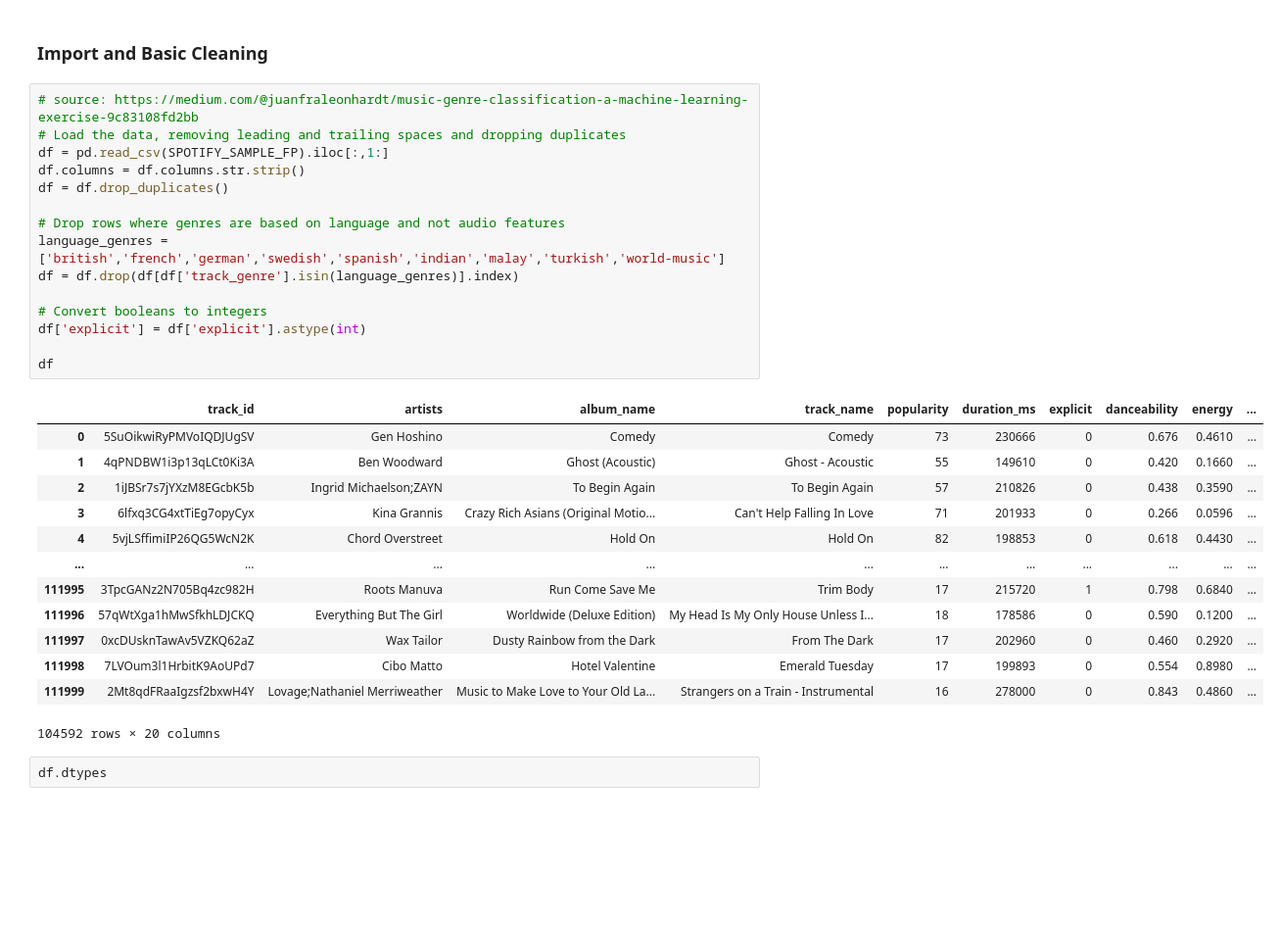
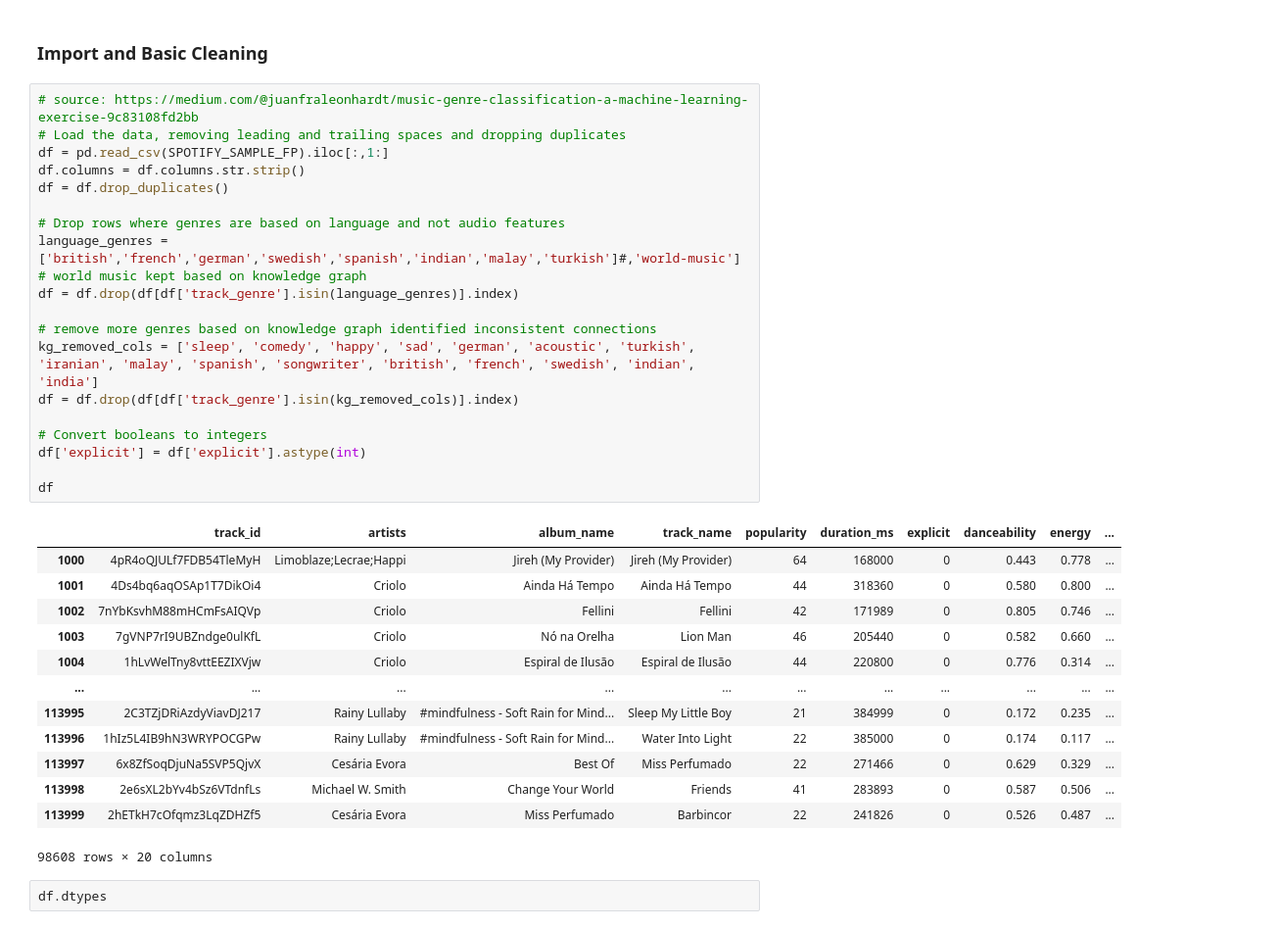
Before and after one commit to jjdrisco/Hybrid_Graph-Based_Content_Filtering_for_Enhanced_Music_Recommendation, a Jupyter notebook: spotify_sample.ipynb, the cells around one changed output. Shown at 98% size. Saved outputs shown, nothing was run; the diff lists cells and outputs as text; blank space fills up the shorter version.

Commit message:
updated dataset to reflect changes due to inconsistnecy in knowledge graph, built out playlist generating functions

```diff
--- a/spotify_sample.ipynb
+++ b/spotify_sample.ipynb
@@ -13,32 +11,37 @@ SPOTIFY_SAMPLE_FP = 'data_music_features/maharshipandya-spotify-tracks-dataset.c
 # %%
 # source: https://medium.com/@juanfraleonhardt/music-genre-classification-a-machine-learning-exercise-9c83108fd2bb
 # Load the data, removing leading and trailing spaces and dropping duplicates
 df = pd.read_csv(SPOTIFY_SAMPLE_FP).iloc[:,1:]
 df.columns = df.columns.str.strip()
 df = df.drop_duplicates()
 
 # Drop rows where genres are based on language and not audio features
-language_genres = ['british','french','german','swedish','spanish','indian','malay','turkish','world-music']
+language_genres = ['british','french','german','swedish','spanish','indian','malay','turkish']#,'world-music']
+# world music kept based on knowledge graph
 df = df.drop(df[df['track_genre'].isin(language_genres)].index)
+
+# remove more genres based on knowledge graph identified inconsistent connections
+kg_removed_cols = ['sleep', 'comedy', 'happy', 'sad', 'german', 'acoustic', 'turkish', 'iranian', 'malay', 'spanish', 'songwriter', 'british', 'french', 'swedish', 'indian', 'india']
+df = df.drop(df[df['track_genre'].isin(kg_removed_cols)].index)
 
 # Convert booleans to integers
 df['explicit'] = df['explicit'].astype(int)
 
 df
 # %% [output]
 |  | track_id | artists | album_name | track_name | popularity | duration_ms | explicit | danceability | energy | ... |
-| 0 | 5SuOikwiRyPMVoIQDJUgSV | Gen Hoshino | Comedy | Comedy | 73 | 230666 | 0 | 0.676 | 0.4610 | ... |
-| 1 | 4qPNDBW1i3p13qLCt0Ki3A | Ben Woodward | Ghost (Acoustic) | Ghost - Acoustic | 55 | 149610 | 0 | 0.420 | 0.1660 | ... |
-| 2 | 1iJBSr7s7jYXzM8EGcbK5b | Ingrid Michaelson;ZAYN | To Begin Again | To Begin Again | 57 | 210826 | 0 | 0.438 | 0.3590 | ... |
-| 3 | 6lfxq3CG4xtTiEg7opyCyx | Kina Grannis | Crazy Rich Asians (Original Motio... | Can't Help Falling In Love | 71 | 201933 | 0 | 0.266 | 0.0596 | ... |
-| 4 | 5vjLSffimiIP26QG5WcN2K | Chord Overstreet | Hold On | Hold On | 82 | 198853 | 0 | 0.618 | 0.4430 | ... |
+| 1000 | 4pR4oQJULf7FDB54TleMyH | Limoblaze;Lecrae;Happi | Jireh (My Provider) | Jireh (My Provider) | 64 | 168000 | 0 | 0.443 | 0.778 | ... |
+| 1001 | 4Ds4bq6aqOSAp1T7DikOi4 | Criolo | Ainda Há Tempo | Ainda Há Tempo | 44 | 318360 | 0 | 0.580 | 0.800 | ... |
+| 1002 | 7nYbKsvhM88mHCmFsAIQVp | Criolo | Fellini | Fellini | 42 | 171989 | 0 | 0.805 | 0.746 | ... |
+| 1003 | 7gVNP7rI9UBZndge0ulKfL | Criolo | Nó na Orelha | Lion Man | 46 | 205440 | 0 | 0.582 | 0.660 | ... |
+| 1004 | 1hLvWelTny8vttEEZIXVjw | Criolo | Espiral de Ilusão | Espiral de Ilusão | 44 | 220800 | 0 | 0.776 | 0.314 | ... |
 | ... | ... | ... | ... | ... | ... | ... | ... | ... | ... | ... |
-| 111995 | 3TpcGANz2N705Bq4zc982H | Roots Manuva | Run Come Save Me | Trim Body | 17 | 215720 | 1 | 0.798 | 0.6840 | ... |
-| 111996 | 57qWtXga1hMwSfkhLDJCKQ | Everything But The Girl | Worldwide (Deluxe Edition) | My Head Is My Only House Unless I... | 18 | 178586 | 0 | 0.590 | 0.1200 | ... |
-| 111997 | 0xcDUsknTawAv5VZKQ62aZ | Wax Tailor | Dusty Rainbow from the Dark | From The Dark | 17 | 202960 | 0 | 0.460 | 0.2920 | ... |
-| 111998 | 7LVOum3l1HrbitK9AoUPd7 | Cibo Matto | Hotel Valentine | Emerald Tuesday | 17 | 199893 | 0 | 0.554 | 0.8980 | ... |
-| 111999 | 2Mt8qdFRaaIgzsf2bxwH4Y | Lovage;Nathaniel Merriweather | Music to Make Love to Your Old La... | Strangers on a Train - Instrumental | 16 | 278000 | 0 | 0.843 | 0.4860 | ... |
+| 113995 | 2C3TZjDRiAzdyViavDJ217 | Rainy Lullaby | #mindfulness - Soft Rain for Mind... | Sleep My Little Boy | 21 | 384999 | 0 | 0.172 | 0.235 | ... |
+| 113996 | 1hIz5L4IB9hN3WRYPOCGPw | Rainy Lullaby | #mindfulness - Soft Rain for Mind... | Water Into Light | 22 | 385000 | 0 | 0.174 | 0.117 | ... |
+| 113997 | 6x8ZfSoqDjuNa5SVP5QjvX | Cesária Evora | Best Of | Miss Perfumado | 22 | 271466 | 0 | 0.629 | 0.329 | ... |
+| 113998 | 2e6sXL2bYv4bSz6VTdnfLs | Michael W. Smith | Change Your World | Friends | 41 | 283893 | 0 | 0.587 | 0.506 | ... |
+| 113999 | 2hETkH7cOfqmz3LqZDHZf5 | Cesária Evora | Miss Perfumado | Barbincor | 22 | 241826 | 0 | 0.526 | 0.487 | ... |
-104592 rows × 20 columns
+98608 rows × 20 columns
 # %%
 df.dtypes
 # %% [output]
```
Also changed, not shown: parts of 7 cells of this notebook, 6 other files.
